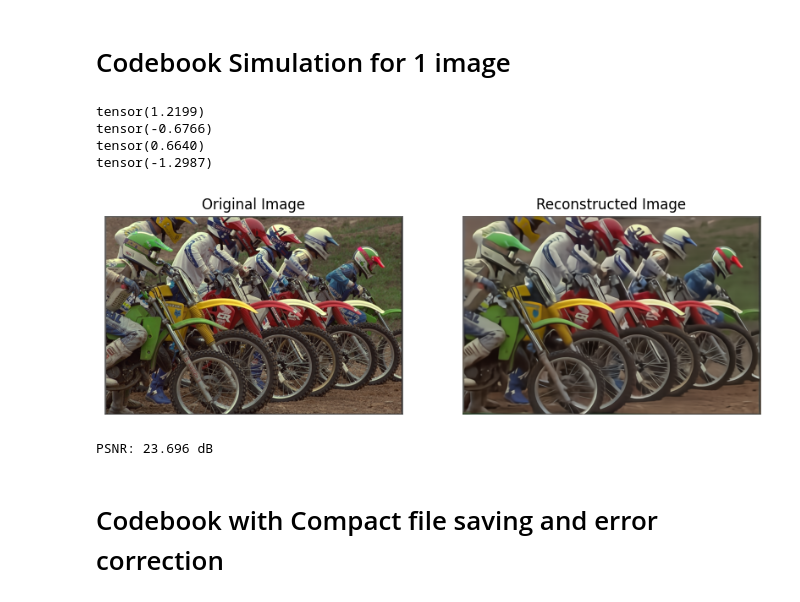
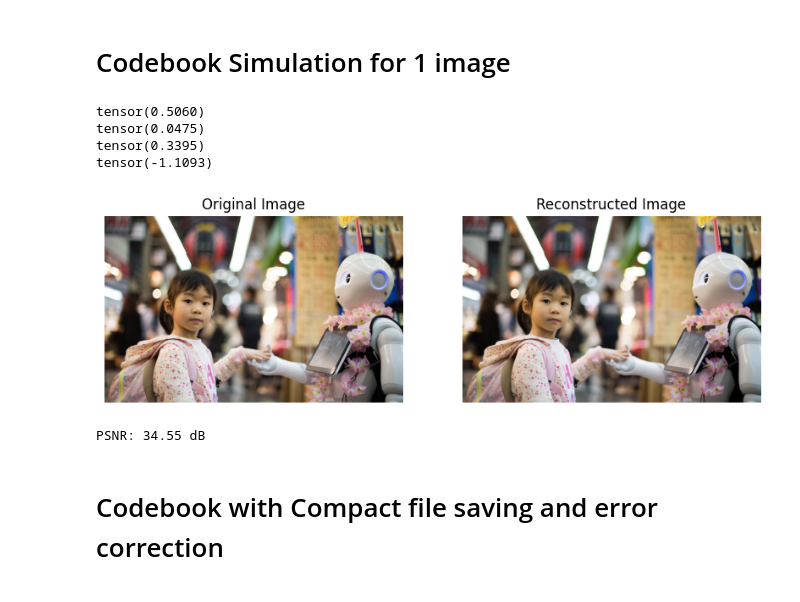
Before and after one commit to tharusha-pathirana/swin-semantic-communication, a Jupyter notebook: swinjscc-full.ipynb, the cells around one changed output. Cells and saved outputs as stored; diff of their text form; code cells hidden in the pictures.

```diff
--- a/swinjscc-full.ipynb
+++ b/swinjscc-full.ipynb
@@ -2466,6 +2477,7 @@ Trained model - Rayleigh
 with torch.no_grad():
 
     image_path = "./Datasets/Kodak/kodim24.png" # Replace with your image path
+    image_path = "./Datasets/Clic2021/06.png"
 
 
     config.isTrain = False
@@ -2535,27 +2547,28 @@ Channel Rate - 32
 # %%
 codebook_path = './Codebook/codebook_4d_256clusters_rayleigh.npy'
 chunk_size = 4
 
 test_image_path = "./Datasets/Kodak/kodim05.png"
+test_image_path = "./Datasets/Clic2021/06.png"
 input_image, image_name = load_single_image(test_image_path, config)
 input_image = input_image.to(device)
 
 indices, M = encode_image_with_nd_codebook(net, codebook_path, test_image_path, config, device, chunk_size)
 
 res = (input_image.shape[2], input_image.shape[3])
 reconstructed = decode_image_with_nd_codebook(indices, M, codebook_path, net, res, device, chunk_size)
 
 recon_image = reconstructed.clamp(0, 1)
 psnr_value = calculate_psnr(input_image, recon_image)
 plot_images(input_image, recon_image, image_name)
 print(f"PSNR: {round(psnr_value.item(), 3)} dB")
 # %% [output]
-tensor(1.2199)
-tensor(-0.6766)
-tensor(0.6640)
-tensor(-1.2987)
+tensor(0.5060)
+tensor(0.0475)
+tensor(0.3395)
+tensor(-1.1093)
-[figure, old version]
+[figure, new version]
-PSNR: 23.696 dB
+PSNR: 34.55 dB
 # %% [markdown]
 # Codebook with Compact file saving and error correction
 # %% [markdown]
```
Also changed, not shown: parts of 16 cells of this notebook, 2 other files.
